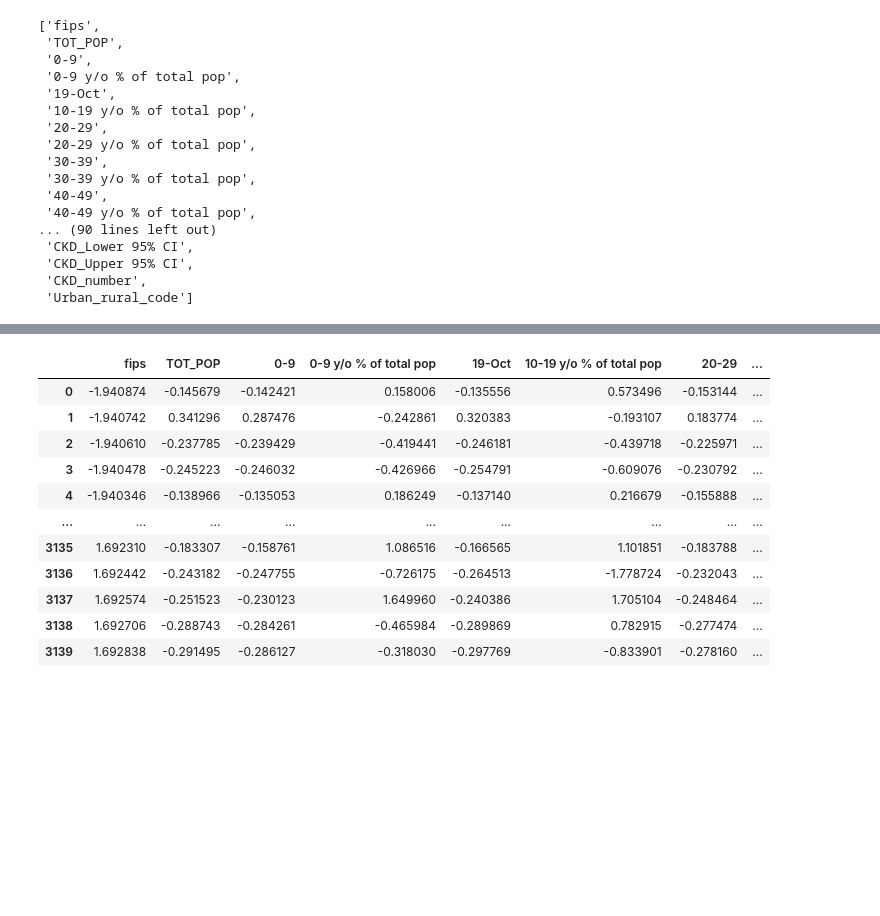
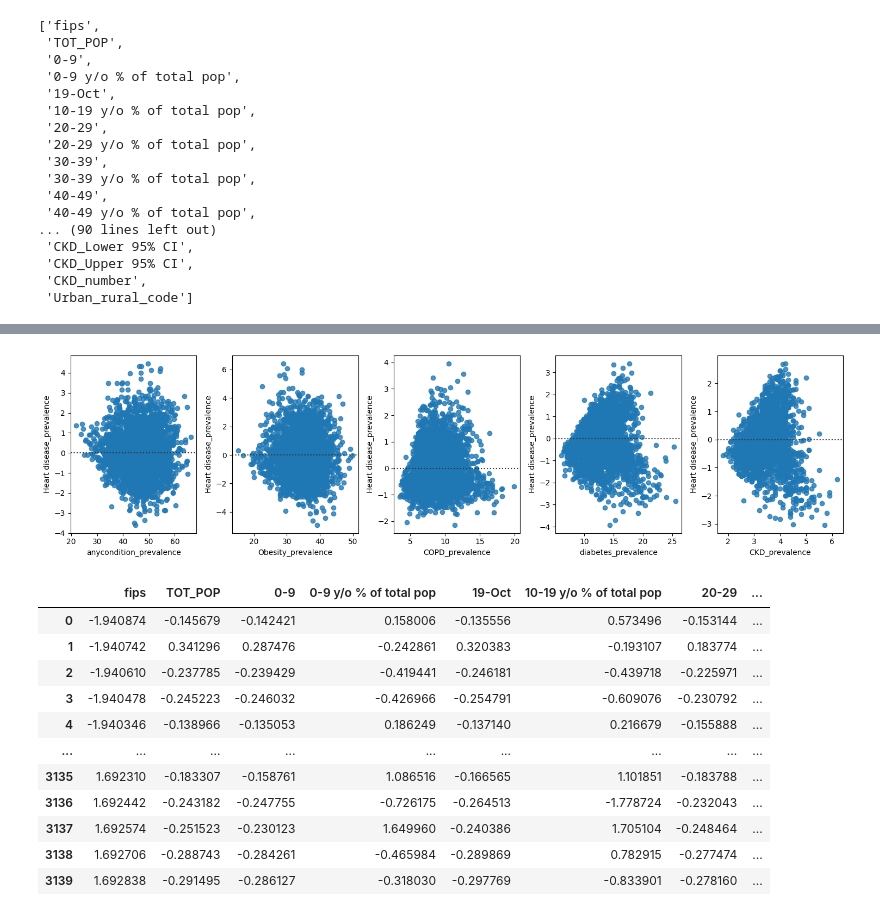
Before and after one commit to grigorow1974/Proyecto_Regresion_Lineal_Regularizada, a Jupyter notebook: src/explore.ipynb, the cells around one changed output, grey strips where cells are left out. Saved outputs shown, nothing was run; the diff lists cells and outputs as text; code cells hidden in the pictures; blank space fills up the shorter version.

Commit message:
Graficos

```diff
--- a/src/explore.ipynb
+++ b/src/explore.ipynb
@@ -83,3 +90,19 @@ col_num
+# %%
+# Grafico de residuos. Un modelo válido implica encontrar un patrón de residuos al azar, es decir, que no haya sesgos en los residuos (tendencias)
+# ni una dispersión (varianza) no constante ni valores que desvíen el comportamiento observado (outliers); esto ocurre solamente en la figura "a".
+
+fig, axes = plt.subplots(1, 5, figsize=(15, 4))
+
+sns.residplot(x='anycondition_prevalence', y='Heart disease_prevalence', data=df, ax = axes[0])
+sns.residplot(x='Obesity_prevalence', y='Heart disease_prevalence', data=df, ax = axes[1])
+sns.residplot(x='COPD_prevalence', y='Heart disease_prevalence', data=df, ax = axes[2])
+sns.residplot(x='diabetes_prevalence', y='Heart disease_prevalence', data=df, ax = axes[3])
+sns.residplot(x='CKD_prevalence', y='Heart disease_prevalence', data=df, ax = axes[4])
+
+plt.tight_layout()
+plt.show()
+# %% [output]
+[figure, added]
 # %%
 # Normalizar columnas
 
```
Also changed, not shown: parts of 6 cells of this notebook.
